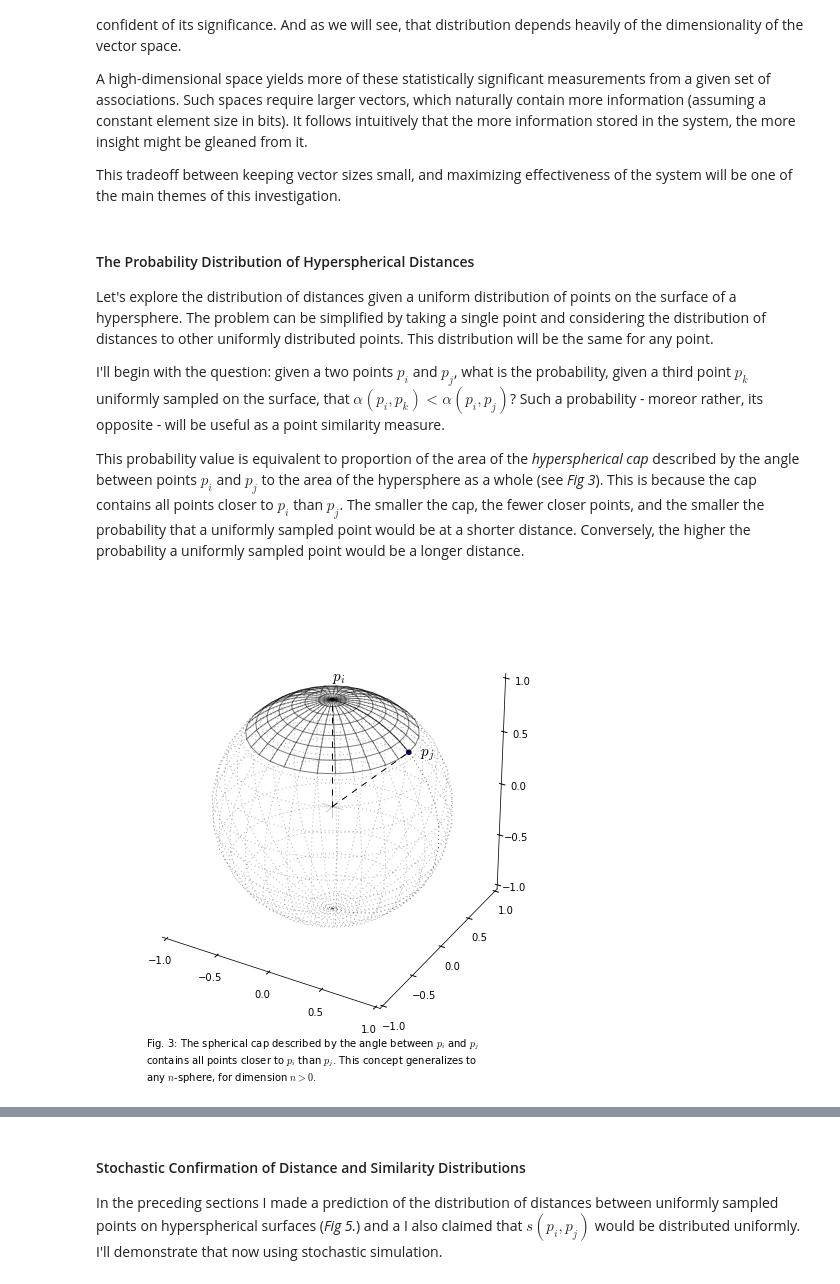
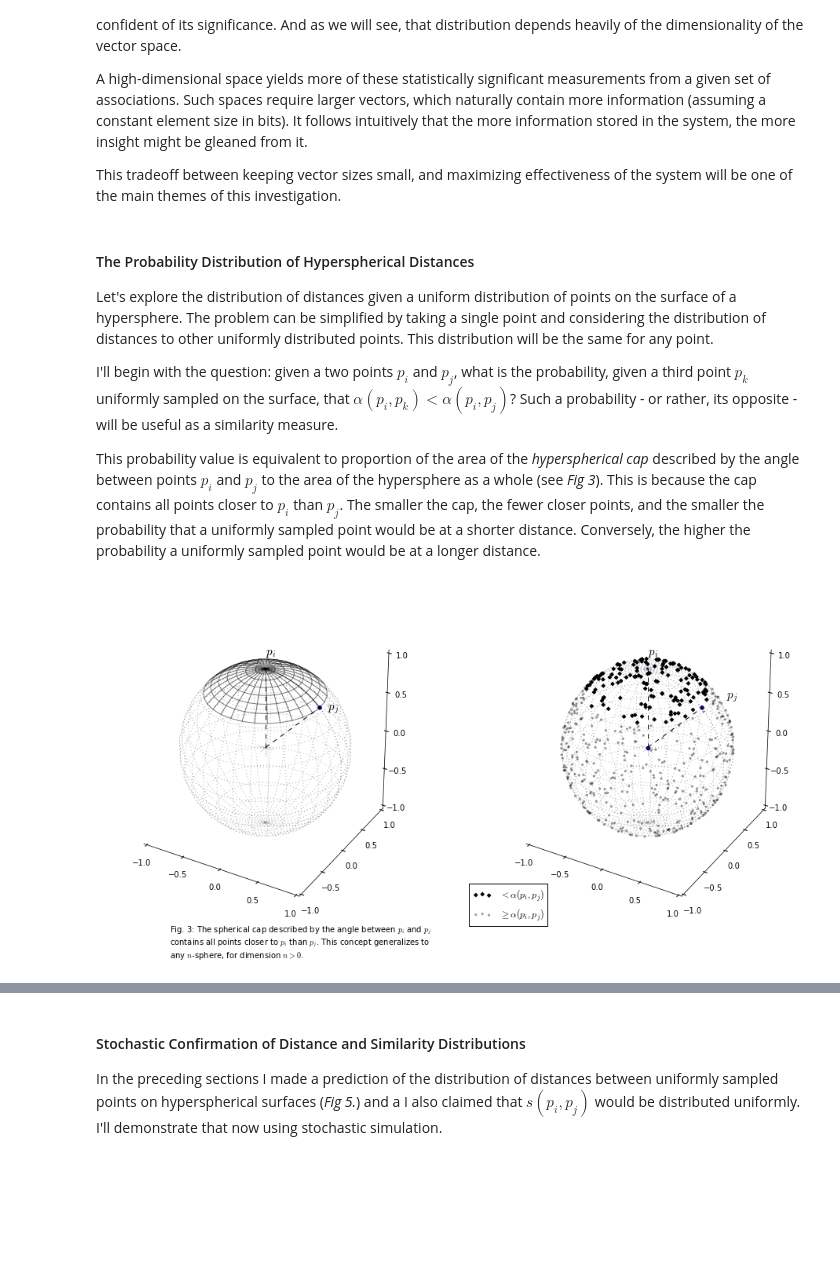
Before and after one commit to sagland/vecassoc, a Jupyter notebook: notebooks/Vector Association.ipynb, the cells around one changed output, grey strips where cells are left out. Cells and saved outputs as stored; diff of their text form; code cells hidden in the pictures; blank space fills up the shorter version.

```diff
--- a/notebooks/Vector Association.ipynb
+++ b/notebooks/Vector Association.ipynb
@@ -146,6 +146,6 @@ This tradeoff between keeping vector sizes small, and maximizing effectiveness o
 
 Let's explore the distribution of distances given a uniform distribution of points on the surface of a hypersphere. The problem can be simplified by taking a single point and considering the distribution of distances to other uniformly distributed points. This distribution will be the same for any point.
 
-I'll begin with the question: given a two points $p_i$ and $p_j$, what is the probability, given a third point $p_k$ uniformly sampled on the surface, that $\alpha(p_i,p_k) < \alpha(p_i,p_j)$? Such a probability - moreor rather, its opposite - will be useful as a point similarity measure.
+I'll begin with the question: given a two points $p_i$ and $p_j$, what is the probability, given a third point $p_k$ uniformly sampled on the surface, that $\alpha(p_i,p_k) < \alpha(p_i,p_j)$? Such a probability - or rather, its opposite - will be useful as a similarity measure.
 
-This probability value is equivalent to proportion of the area of the *hyperspherical cap* described by the angle between points $p_i$ and $p_j$ to the area of the hypersphere as a whole (see *Fig 3*). This is because the cap contains all points closer to $p_i$ than $p_j$. The smaller the cap, the fewer closer points, and the smaller the probability that a uniformly sampled point would be at a shorter distance. Conversely, the higher the probability a uniformly sampled point would be a longer distance.
+This probability value is equivalent to proportion of the area of the *hyperspherical cap* described by the angle between points $p_i$ and $p_j$ to the area of the hypersphere as a whole (see *Fig 3*). This is because the cap contains all points closer to $p_i$ than $p_j$. The smaller the cap, the fewer closer points, and the smaller the probability that a uniformly sampled point would be at a shorter distance. Conversely, the higher the probability a uniformly sampled point would be at a longer distance.
@@ -152,25 +158,47 @@ This probability value is equivalent to proportion of the area of the *hypersphe
 # %%
-fig = plt.figure(figsize=(8,8))
-ax1= fig.add_subplot(111, projection='3d')
+fig = plt.figure(figsize=(16,7.5))
+ax1= fig.add_subplot(121, projection='3d')
 drawsphere(ax1)
 # Draw a spherical cap at an angle of pi/4
 u, v = np.linspace(0, 2 * np.pi, 32), np.linspace(0, np.pi/4, 8)
 ax1.plot_wireframe(np.outer(np.cos(u), np.sin(v)), np.outer(np.sin(u), np.sin(v)),
                    np.outer(np.ones(np.size(u)), np.cos(v)),
                    color='k', linestyle='-', alpha=0.5)
 ir2 = 2.0**-0.5
 ax1.scatter([0,ir2], [0,0], [1,ir2])
 ax1.plot([0,0], [0,0], [0,1], color='k', linestyle='--')
 ax1.plot([0,ir2], [0,0], [0,ir2], color='k', linestyle='--')
 ax1.text(0,0,1.175,"$p_i$", fontsize=15)
 ax1.text(ir2+.1,0,ir2,'$p_j$', fontsize=15)
-fig.text(0.2, 0.05, 'Fig. 3: The spherical cap described by the angle between $p_i$ and $p_j$\n'
+
+ax2= fig.add_subplot(122, projection='3d')
+drawsphere(ax2)
+ps = hs_sample(1024, 3) # Sample some points
+# Cull points on the backface of the sphere
+t, p = np.radians(90 - ax2.elev), np.radians(ax2.azim)
+atcam = np.array([sin(t) * cos(p), sin(t) * sin(p), cos(t)])
+ps = ps[(ps * atcam).sum(1) > 0] # Dot product with vec pointing at camera
+# Seperate out points inside or outside the cap
+ips = ps[ps[:,2] > ir2]
+ops = ps[ps[:,2] <= ir2]
+ax2.scatter([0,ir2], [0,0], [1,ir2])
+ax2.plot([0,0], [0,0], [0,1], color='k', linestyle='--')
+ax2.plot([0,ir2], [0,0], [0,ir2], color='k', linestyle='--')
+ax2.text(0,0,1.175,"$p_i$", fontsize=15)
+ax2.text(ir2+.3,0,ir2+0.2,'$p_j$', fontsize=15)
+ax2.scatter(ips[:,0], ips[:,1], ips[:,2],
+            c='k', s=10, alpha=1.0, marker='D', label='$< \\alpha(p_i,p_j)$')
+ax2.scatter(ops[:,0], ops[:,1], ops[:,2],
+            c='k', s=5, alpha=0.3, marker='o', label='$\\geq \\alpha(p_i,p_j)$')
+ax2.scatter(x, y, z)
+plt.legend(bbox_to_anchor=(0.2, 0.1), borderaxespad=0.0)
+fig.text(0.2, 0.03, 'Fig. 3: The spherical cap described by the angle between $p_i$ and $p_j$\n'
                    'contains all points closer to $p_i$ than $p_j$. This concept generalizes to\n'
                    'any $n$-sphere, for dimension $n > 0$.')
 
 plt.show()
 # %% [output]
-[figure, old version]
+[figure, new version]
 # %% [markdown]
 [Li (2011)](http://scialert.net/fulltext/?doi=ajms.2011.66.70&org=11) provides a concise formula for calculating the area of a hyperspherical cap with an angle $0 < \theta < \frac{\pi}{2}$.
 
```
Also changed, not shown: parts of 11 cells of this notebook.
